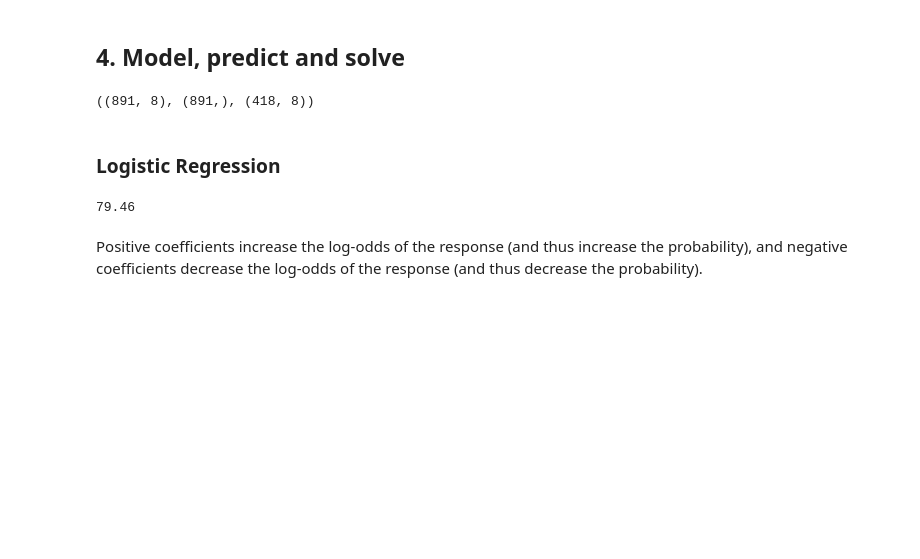
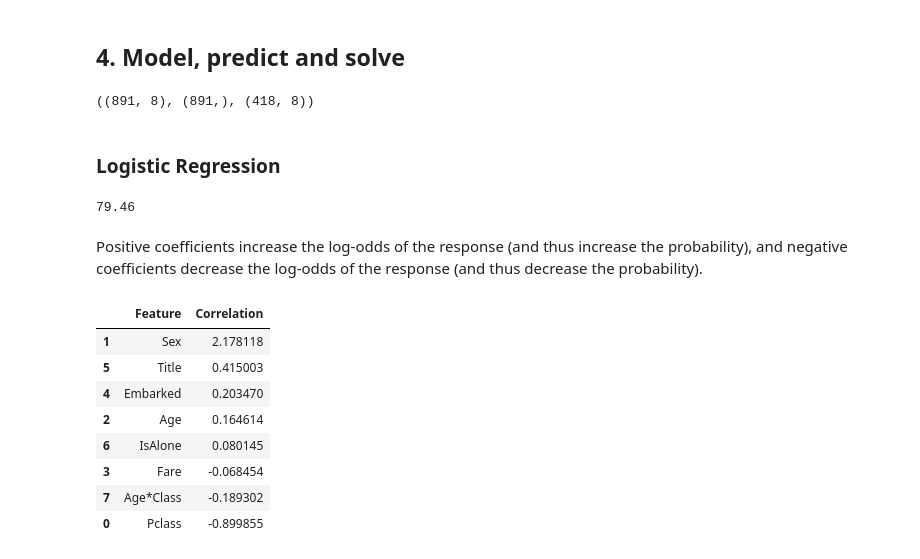
Before and after one commit to chikoungoun/Machine-Learning, a Jupyter notebook: Kaggle/Titanic/Titanic.ipynb, the cells around one changed output. Drawn from its saved outputs; the diff is of its cells as text; code cells hidden in the pictures; blank space fills up the shorter version.

Commit message:
Determine the coefficients

```diff
--- a/Kaggle/Titanic/Titanic.ipynb
+++ b/Kaggle/Titanic/Titanic.ipynb
@@ -573,3 +573,19 @@ acc_log
 79.46
 # %% [markdown]
 Positive coefficients increase the log-odds of the response (and thus increase the probability), and negative coefficients decrease the log-odds of the response (and thus decrease the probability).
+# %%
+coeff = pd.DataFrame(train.columns.delete(0))
+coeff.columns = ['Feature']
+coeff["Correlation"] = pd.Series(logreg.coef_[0])
+
+coeff.sort_values(by='Correlation', ascending=False)
+# %% [output]
+|  | Feature | Correlation |
+| 1 | Sex | 2.178118 |
+| 5 | Title | 0.415003 |
+| 4 | Embarked | 0.203470 |
+| 2 | Age | 0.164614 |
+| 6 | IsAlone | 0.080145 |
+| 3 | Fare | -0.068454 |
+| 7 | Age*Class | -0.189302 |
+| 0 | Pclass | -0.899855 |
```
